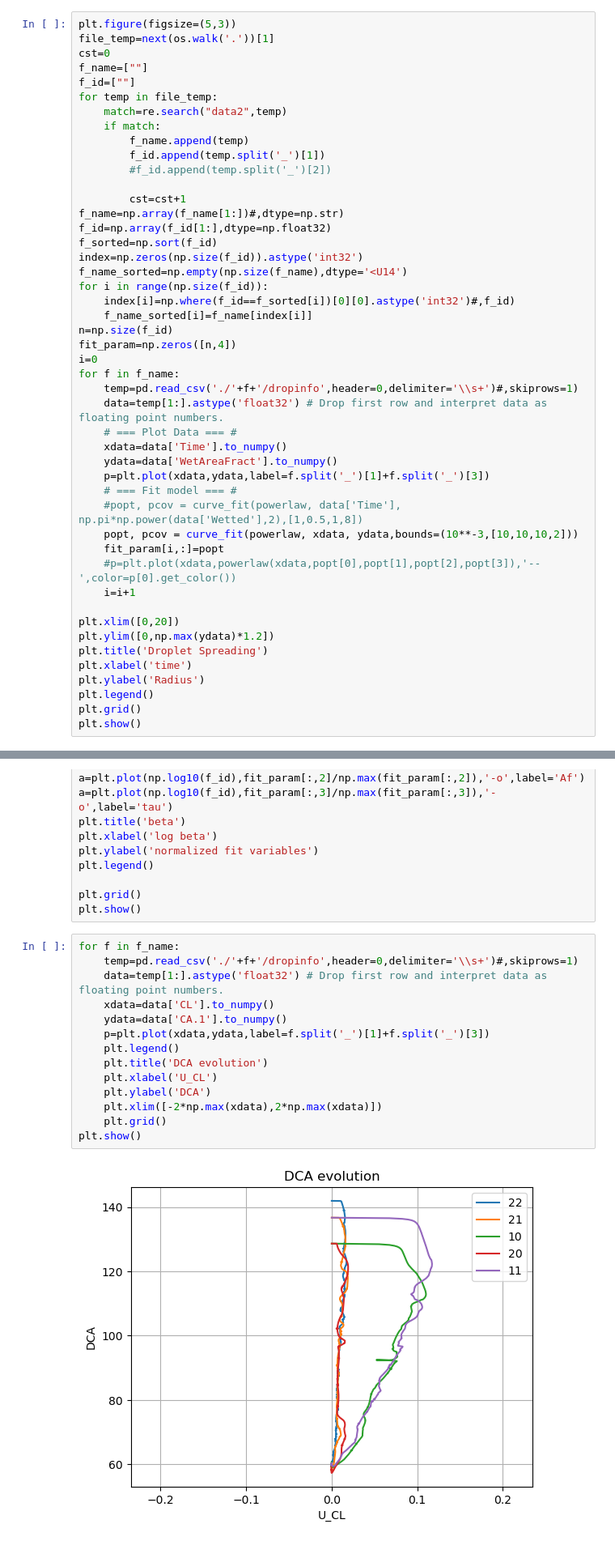
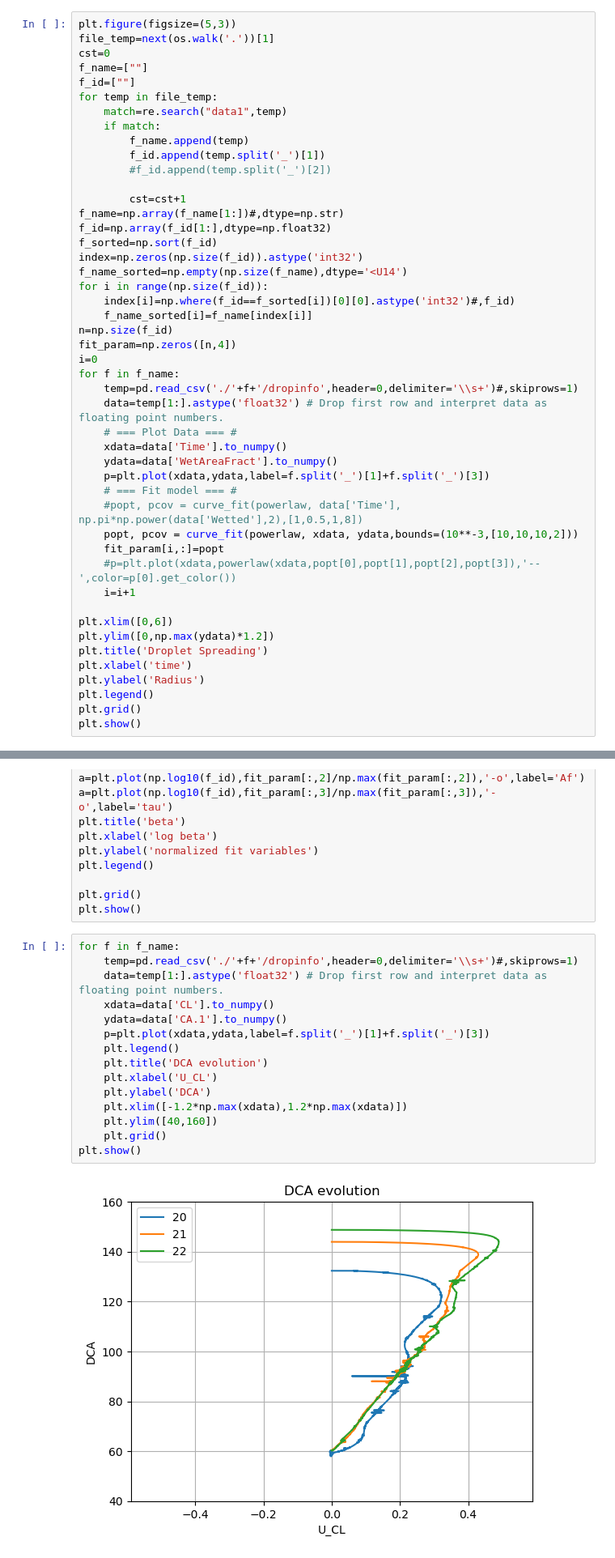
Before and after one commit to pmt58/Droplet_NGA2, a Jupyter notebook: data_analysis.ipynb, the cells around one changed output, grey strips where cells are left out. Shown: that part at 81% size. Cells and saved outputs as stored; diff of their text form.

```diff
--- a/data_analysis.ipynb
+++ b/data_analysis.ipynb
@@ -16,7 +16,7 @@ cst=0
 f_name=[""]
 f_id=[""]
 for temp in file_temp:
-    match=re.search("data2",temp)
+    match=re.search("data1",temp)
     if match:
         f_name.append(temp)
         f_id.append(temp.split('_')[1])
@@ -48,7 +48,7 @@ for f in f_name:
     #p=plt.plot(xdata,powerlaw(xdata,popt[0],popt[1],popt[2],popt[3]),'--',color=p[0].get_color())
     i=i+1
 
-plt.xlim([0,20])
+plt.xlim([0,6])
 plt.ylim([0,np.max(ydata)*1.2])
 plt.title('Droplet Spreading')
 plt.xlabel('time')
@@ -74,19 +74,20 @@ plt.show()
 # %%
 for f in f_name:
     temp=pd.read_csv('./'+f+'/dropinfo',header=0,delimiter='\\s+')#,skiprows=1)
     data=temp[1:].astype('float32') # Drop first row and interpret data as floating point numbers.
     xdata=data['CL'].to_numpy()
     ydata=data['CA.1'].to_numpy()
     p=plt.plot(xdata,ydata,label=f.split('_')[1]+f.split('_')[3])
     plt.legend()
     plt.title('DCA evolution')
     plt.xlabel('U_CL')
     plt.ylabel('DCA')
-    plt.xlim([-2*np.max(xdata),2*np.max(xdata)])
+    plt.xlim([-1.2*np.max(xdata),1.2*np.max(xdata)])
+    plt.ylim([40,160])
     plt.grid()
 plt.show()
 # %% [output]
-[figure, old version]
+[figure, new version]
 # %%
 data
 # %% [output]
```
Also changed, not shown: parts of 1 cell of this notebook.
